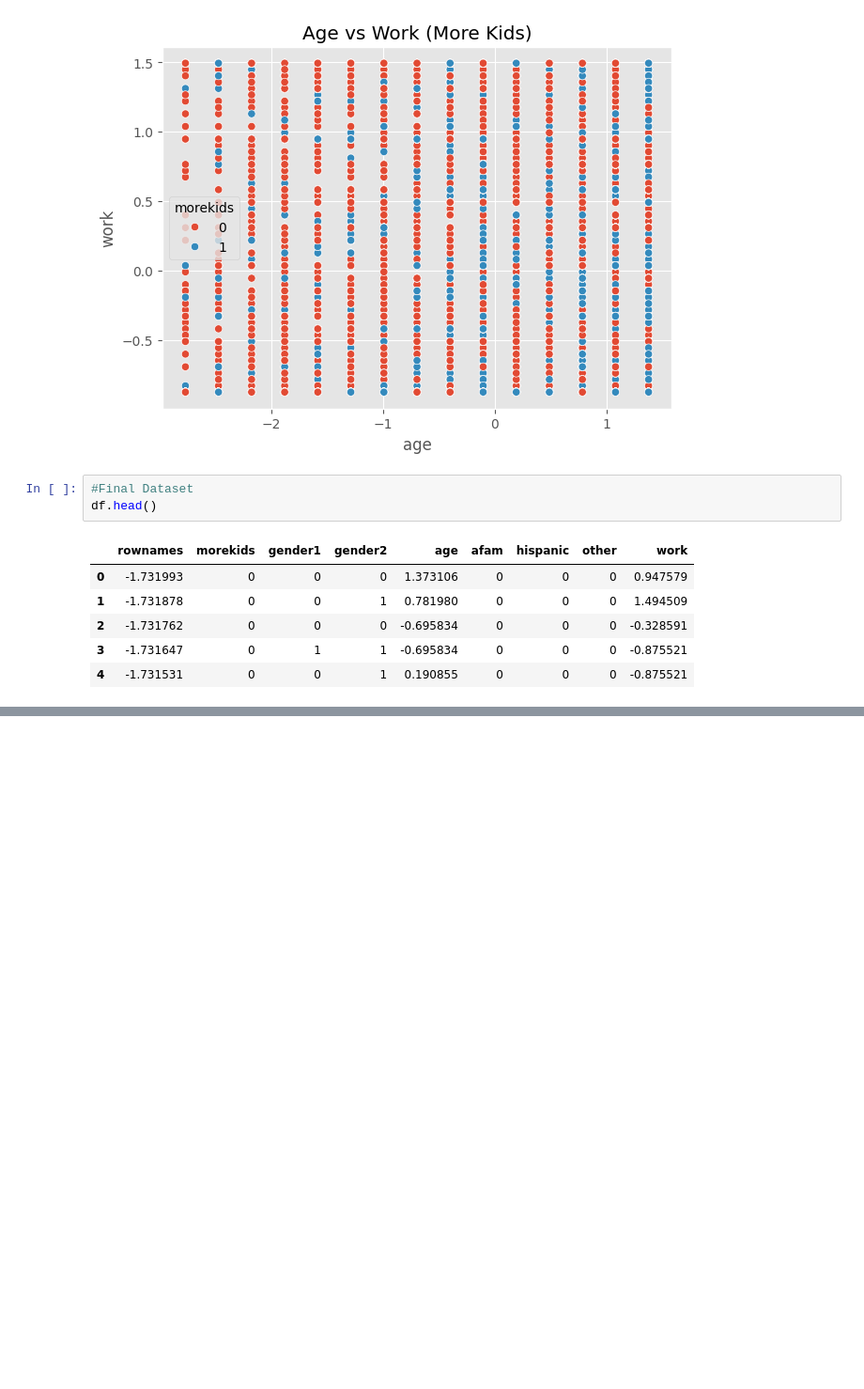
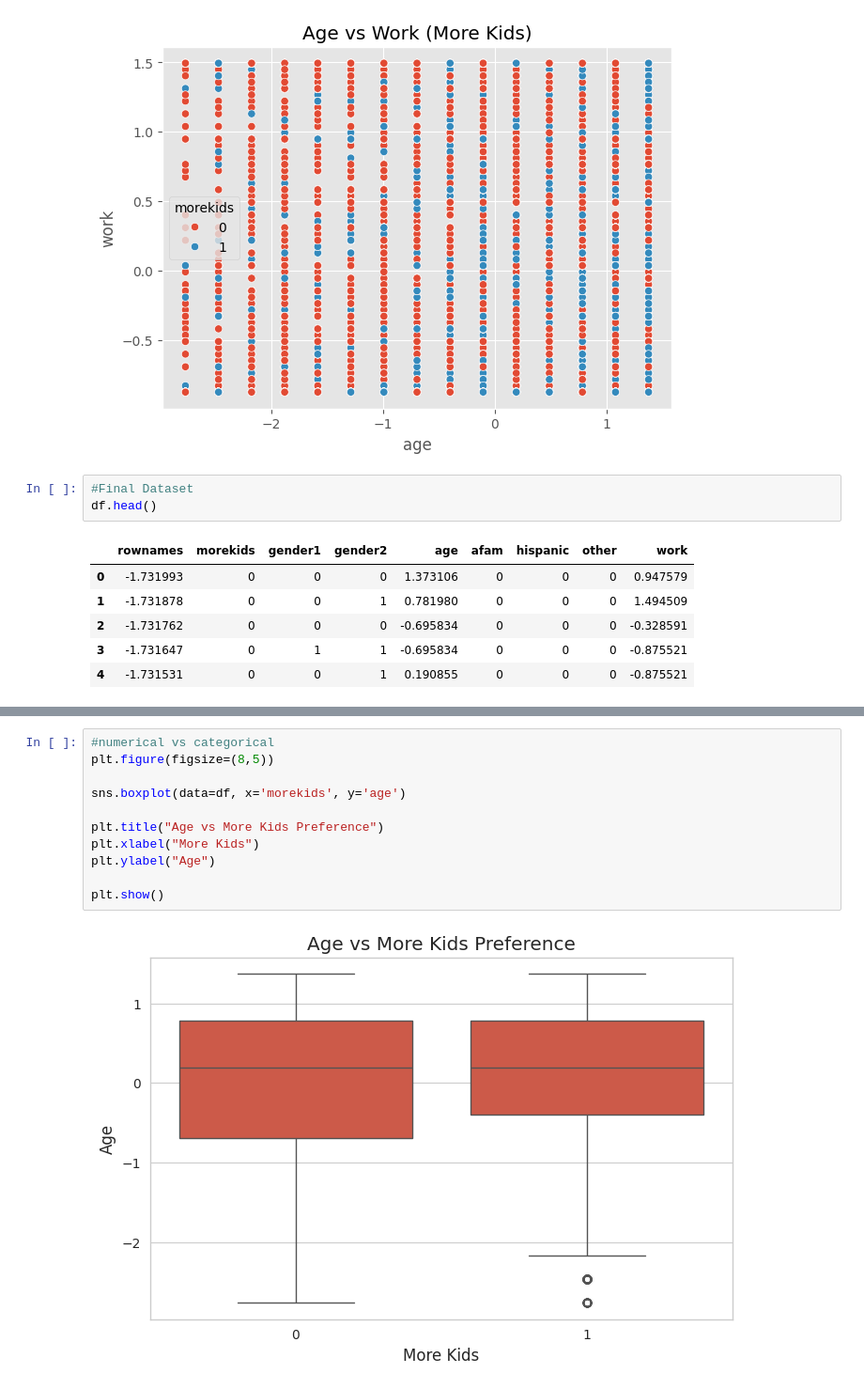
Before and after one commit to Shivankar7/Shivankar-Sinha, a Jupyter notebook: Shivankar_sinha_23BDS0026_EDA_Fertility_Dataset.ipynb, the cells around one changed output, grey strips where cells are left out. Shown at 94% size. Drawn from its saved outputs; the diff is of its cells as text; blank space fills up the shorter version.

```diff
--- a/Shivankar_sinha_23BDS0026_EDA_Fertility_Dataset.ipynb
+++ b/Shivankar_sinha_23BDS0026_EDA_Fertility_Dataset.ipynb
@@ -258,0 +440,13 @@ df.head()
+# %%
+#numerical vs categorical
+plt.figure(figsize=(8,5))
+
+sns.boxplot(data=df, x='morekids', y='age')
+
+plt.title("Age vs More Kids Preference")
+plt.xlabel("More Kids")
+plt.ylabel("Age")
+
+plt.show()
+# %% [output]
+[figure, added]
```
Also changed, not shown: parts of 45 cells of this notebook.
